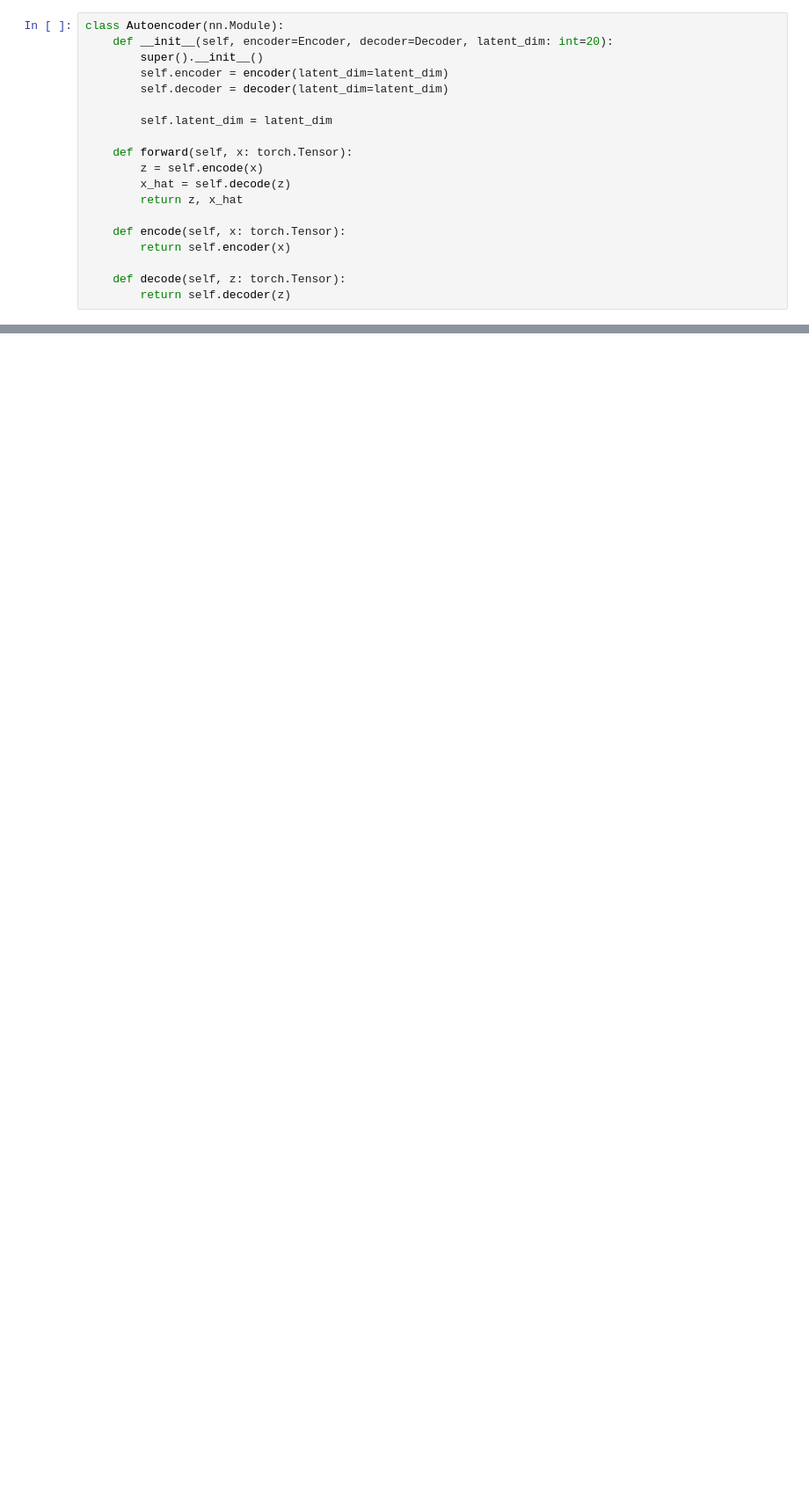
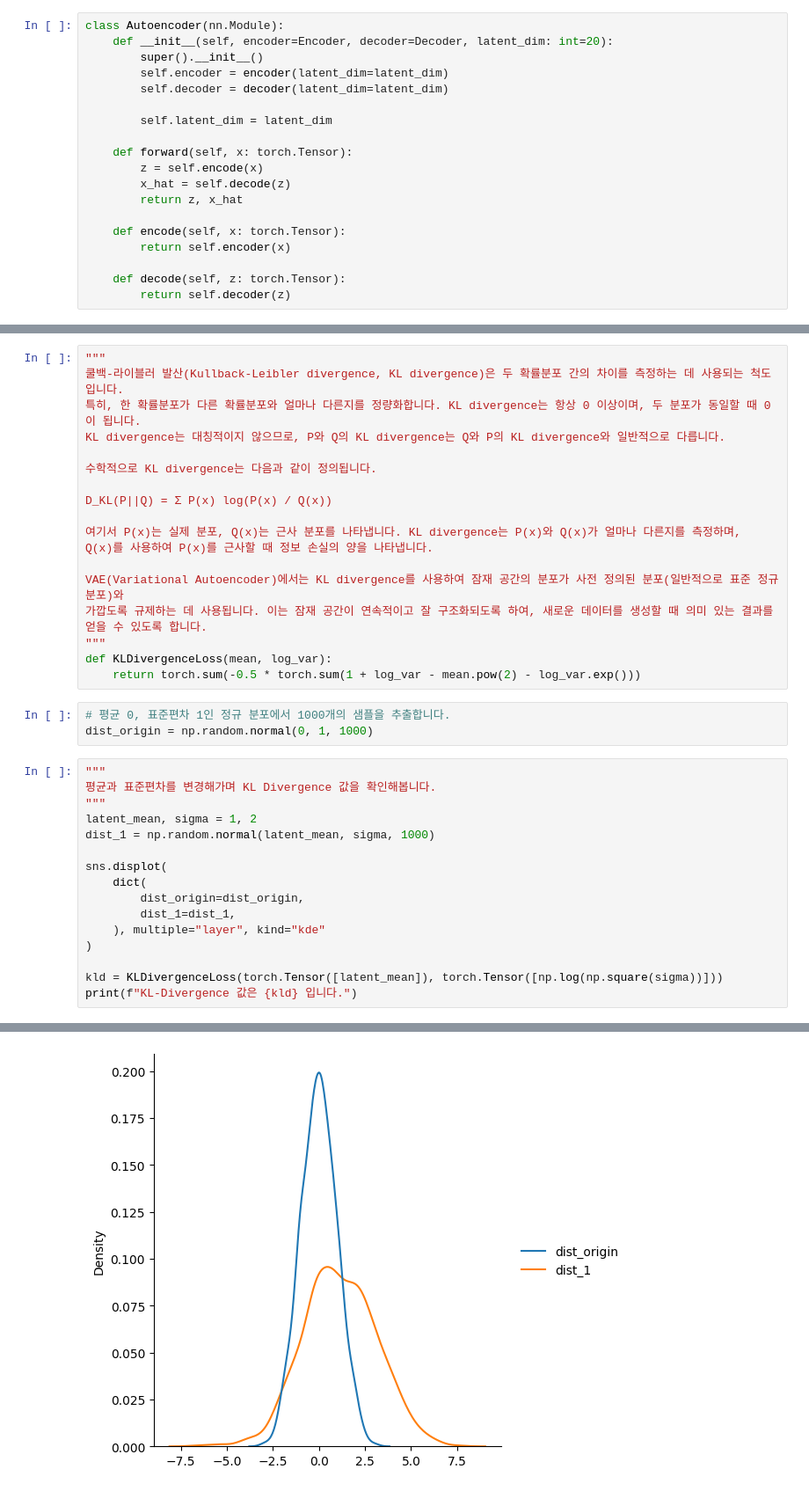
Before and after one commit to shayoyou/TIL, a Jupyter notebook: ai_lab/generation/250301_001_vae_ex.ipynb, the cells around one changed output, grey strips where cells are left out. Shown: that part at 88% size. Saved outputs shown, nothing was run; the diff lists cells and outputs as text; blank space fills up the shorter version.

```diff
--- a/ai_lab/generation/250301_001_vae_ex.ipynb
+++ b/ai_lab/generation/250301_001_vae_ex.ipynb
@@ -166,0 +178,38 @@ sns.displot(
+# %%
+"""
+쿨백-라이블러 발산(Kullback-Leibler divergence, KL divergence)은 두 확률분포 간의 차이를 측정하는 데 사용되는 척도입니다.
+특히, 한 확률분포가 다른 확률분포와 얼마나 다른지를 정량화합니다. KL divergence는 항상 0 이상이며, 두 분포가 동일할 때 0이 됩니다.
+KL divergence는 대칭적이지 않으므로, P와 Q의 KL divergence는 Q와 P의 KL divergence와 일반적으로 다릅니다.
+
+수학적으로 KL divergence는 다음과 같이 정의됩니다.
+
+D_KL(P||Q) = Σ P(x) log(P(x) / Q(x))
+
+여기서 P(x)는 실제 분포, Q(x)는 근사 분포를 나타냅니다. KL divergence는 P(x)와 Q(x)가 얼마나 다른지를 측정하며,
+Q(x)를 사용하여 P(x)를 근사할 때 정보 손실의 양을 나타냅니다.
+
+VAE(Variational Autoencoder)에서는 KL divergence를 사용하여 잠재 공간의 분포가 사전 정의된 분포(일반적으로 표준 정규 분포)와
+가깝도록 규제하는 데 사용됩니다. 이는 잠재 공간이 연속적이고 잘 구조화되도록 하여, 새로운 데이터를 생성할 때 의미 있는 결과를 얻을 수 있도록 합니다.
+"""
+def KLDivergenceLoss(mean, log_var):
+    return torch.sum(-0.5 * torch.sum(1 + log_var - mean.pow(2) - log_var.exp()))
+# %%
+# 평균 0, 표준편차 1인 정규 분포에서 1000개의 샘플을 추출합니다.
+dist_origin = np.random.normal(0, 1, 1000)
+# %%
+"""
+평균과 표준편차를 변경해가며 KL Divergence 값을 확인해봅니다.
+"""
+latent_mean, sigma = 1, 2
+dist_1 = np.random.normal(latent_mean, sigma, 1000)
+
+sns.displot(
+    dict(
+        dist_origin=dist_origin,
+        dist_1=dist_1,
+    ), multiple="layer", kind="kde"
+)
+
+kld = KLDivergenceLoss(torch.Tensor([latent_mean]), torch.Tensor([np.log(np.square(sigma))]))
+print(f"KL-Divergence 값은 {kld} 입니다.")
+# %% [output]
@@ -166,0 +217 @@ sns.displot(
+[figure, added]
```
Also changed, not shown: parts of 20 cells of this notebook.
